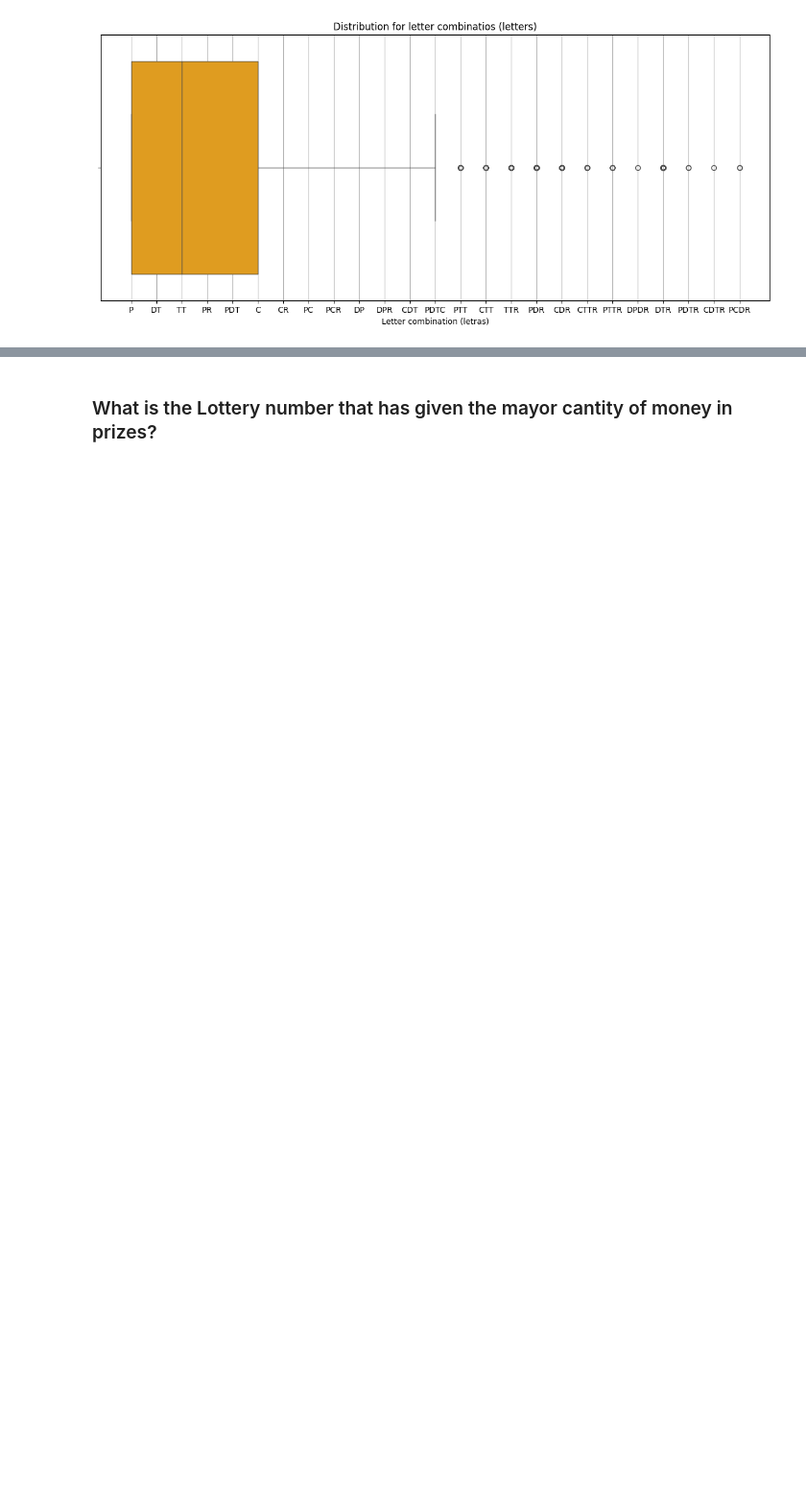
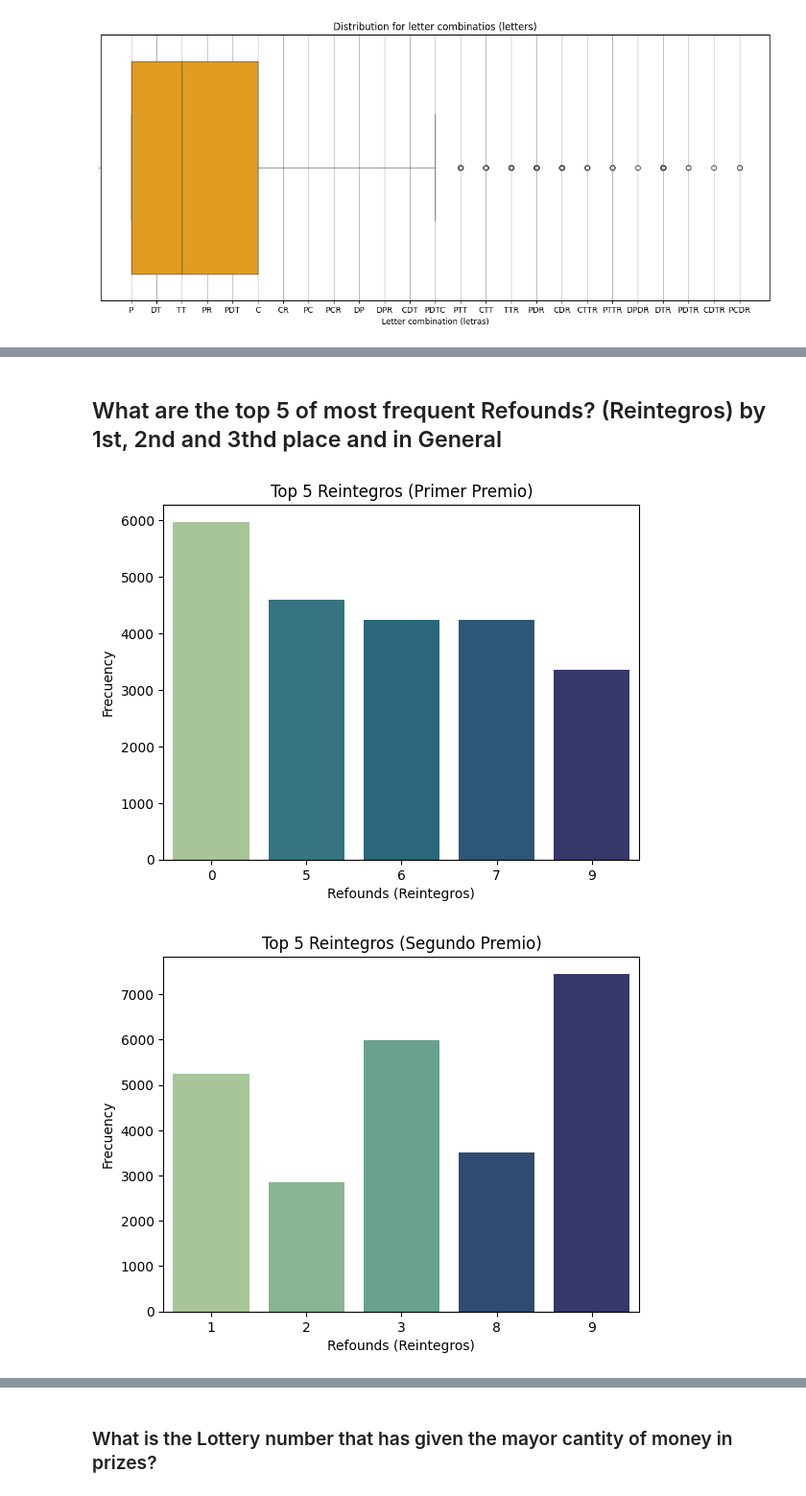
Before and after one commit to AngelDHackerman/santa-lucia-data-analysis-manual, a Jupyter notebook: notebooks/Visualization_sorteos_premios.ipynb, the cells around one changed output, grey strips where cells are left out. Shown at 96% size. Saved outputs shown, nothing was run; the diff lists cells and outputs as text; code cells hidden in the pictures; blank space fills up the shorter version.

Commit message:
top 5 of most frequent reintegros for the firts, second, thrid and in general

```diff
--- a/notebooks/Visualization_sorteos_premios.ipynb
+++ b/notebooks/Visualization_sorteos_premios.ipynb
@@ -116,0 +117,26 @@ C: Centena (If the 1st, 2nd or 3thd place has a number like "55049" any number b
+# %% [markdown]
+## What are the top 5 of most frequent Refounds? (Reintegros) by 1st, 2nd and 3thd place and in General
+# %%
+all_reintegros = pd.concat([
+    df['reintegro_primer_premio'],
+    df['reintegro_segundo_premio'],
+    df['reintegro_tercer_premio']
+])
+
+def plot_top_5_reintegros(column_dataset, plot_title):
+    top_5 = column_dataset.value_counts().head(5)
+
+    # Create the barplot for the frequency
+    sns.barplot(x=top_5.index, y=top_5.values, palette='crest', hue=top_5.index, legend=False)
+    plt.title(plot_title)
+    plt.xlabel("Refounds (Reintegros)")
+    plt.ylabel("Frecuency")
+    plt.show()
+
+plot_top_5_reintegros(df['reintegro_primer_premio'], 'Top 5 Reintegros (Primer Premio)')
+plot_top_5_reintegros(df['reintegro_segundo_premio'], 'Top 5 Reintegros (Segundo Premio)')
+plot_top_5_reintegros(df['reintegro_tercer_premio'], 'Top 5 Reintegros (Tercer Premio)')
+plot_top_5_reintegros(all_reintegros, 'Top 5 Reintegros Most Frequent in General')
+# %% [output]
+[figure, added]
+[figure, added]
```
Also changed, not shown: parts of 7 cells of this notebook, 1 other file.
